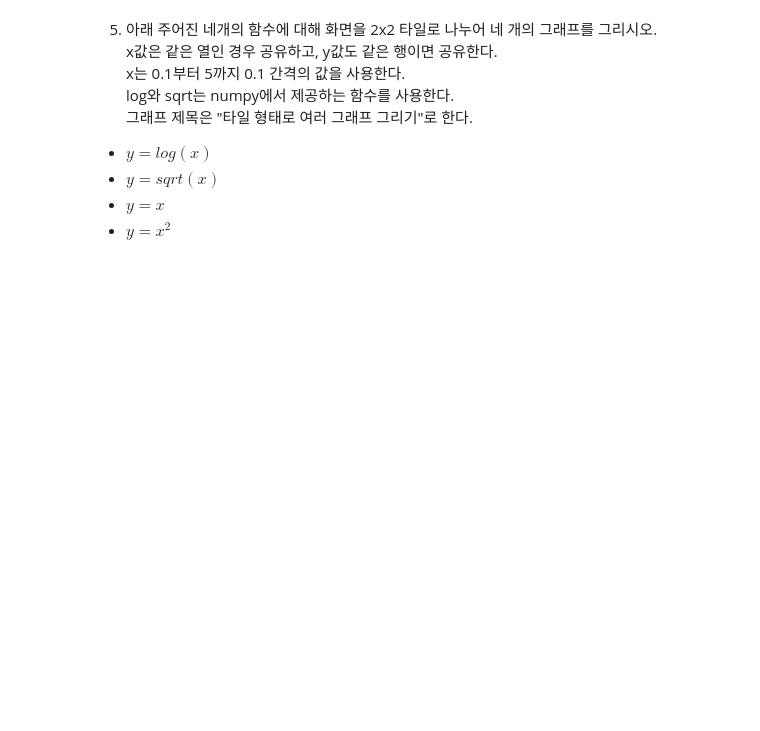
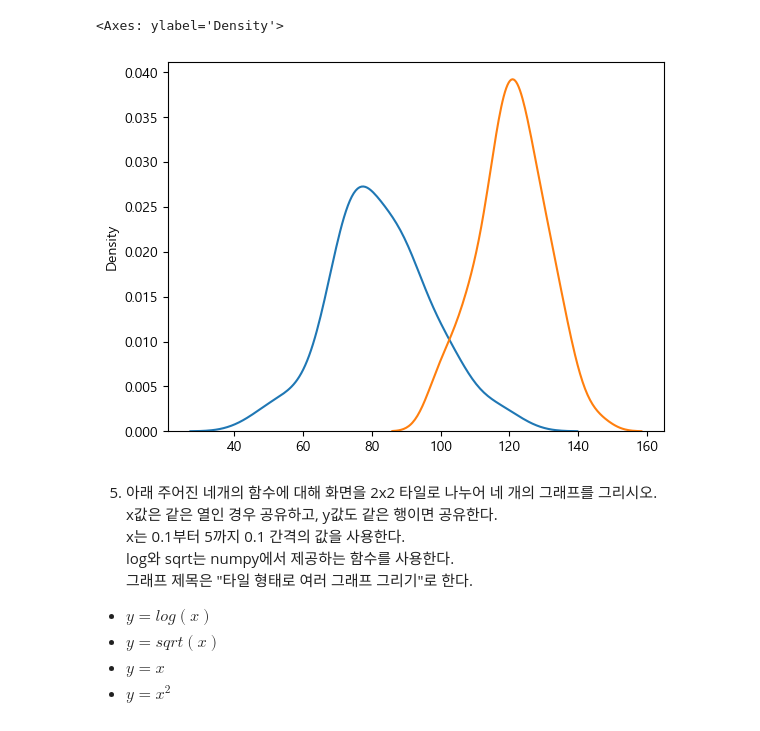
Before and after one commit to juna1105/univ, a Jupyter notebook: MachineLearning-main/assignment/02_MatPlotLibQ.ipynb, the cells around one changed output. Cells and saved outputs as stored; diff of their text form; code cells hidden in the pictures; blank space fills up the shorter version.

```diff
--- a/MachineLearning-main/assignment/02_MatPlotLibQ.ipynb
+++ b/MachineLearning-main/assignment/02_MatPlotLibQ.ipynb
@@ -59,6 +138,14 @@ b = np.array([135. , 115.1, 114.3, 107.1, 126.2, 119.5, 101.1, 116.9, 117.8,
 4. seaborn 패키지의 kdeplot를 이용하여 위(3번)에서 그린 것을 보다 부드럽게 그려보시오.
 
 ![image.png](attachment:image.png)
+# %%
+# seaborn 패키지 임포트
+import seaborn as sns
+sns.kdeplot(a)
+sns.kdeplot(b)
+# %% [output]
+<Axes: ylabel='Density'>
+[figure, added]
 # %% [markdown]
 5. 아래 주어진 네개의 함수에 대해 화면을 2x2 타일로 나누어 네 개의 그래프를 그리시오.<br>
 x값은 같은 열인 경우 공유하고, y값도 같은 행이면 공유한다.<br>
```
Also changed, not shown: parts of 4 cells of this notebook, 4 other files.
